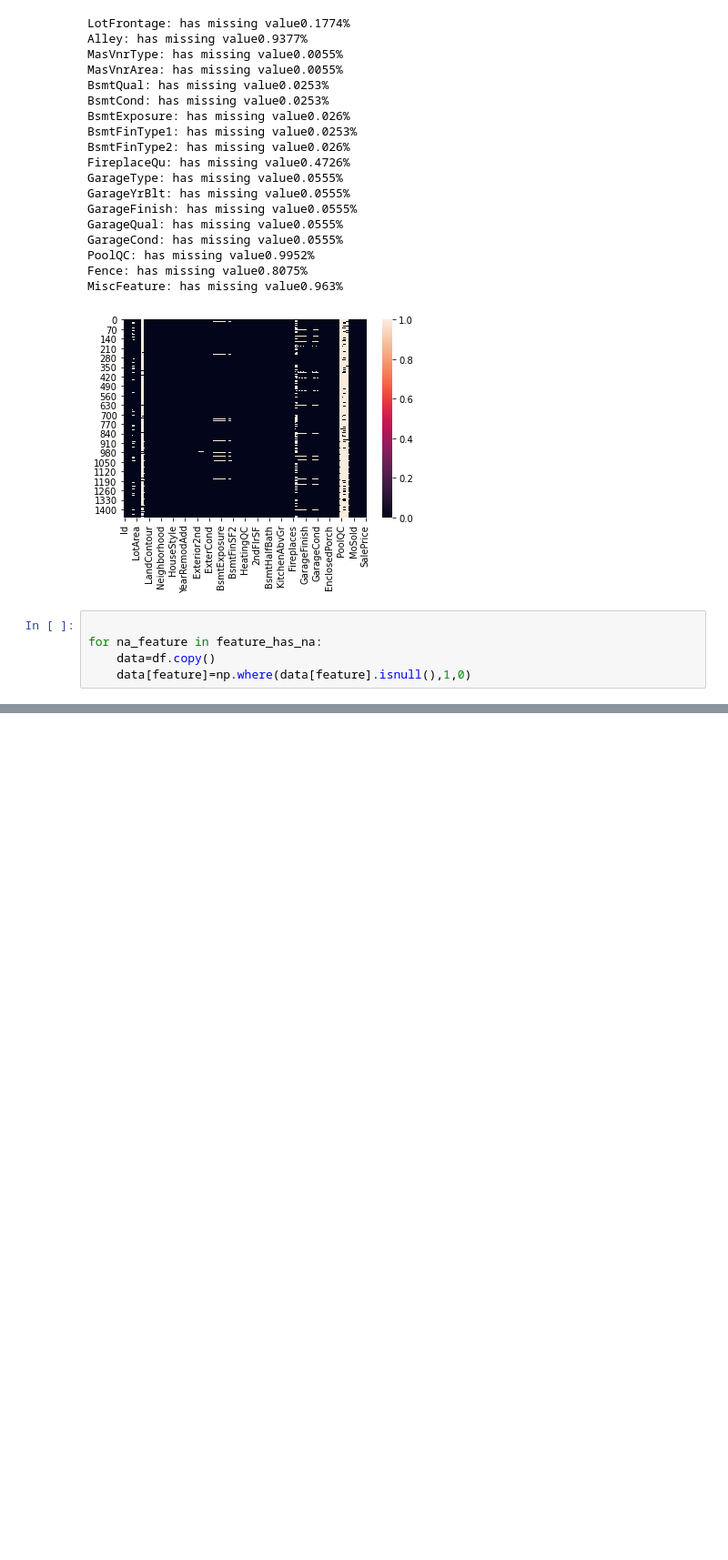
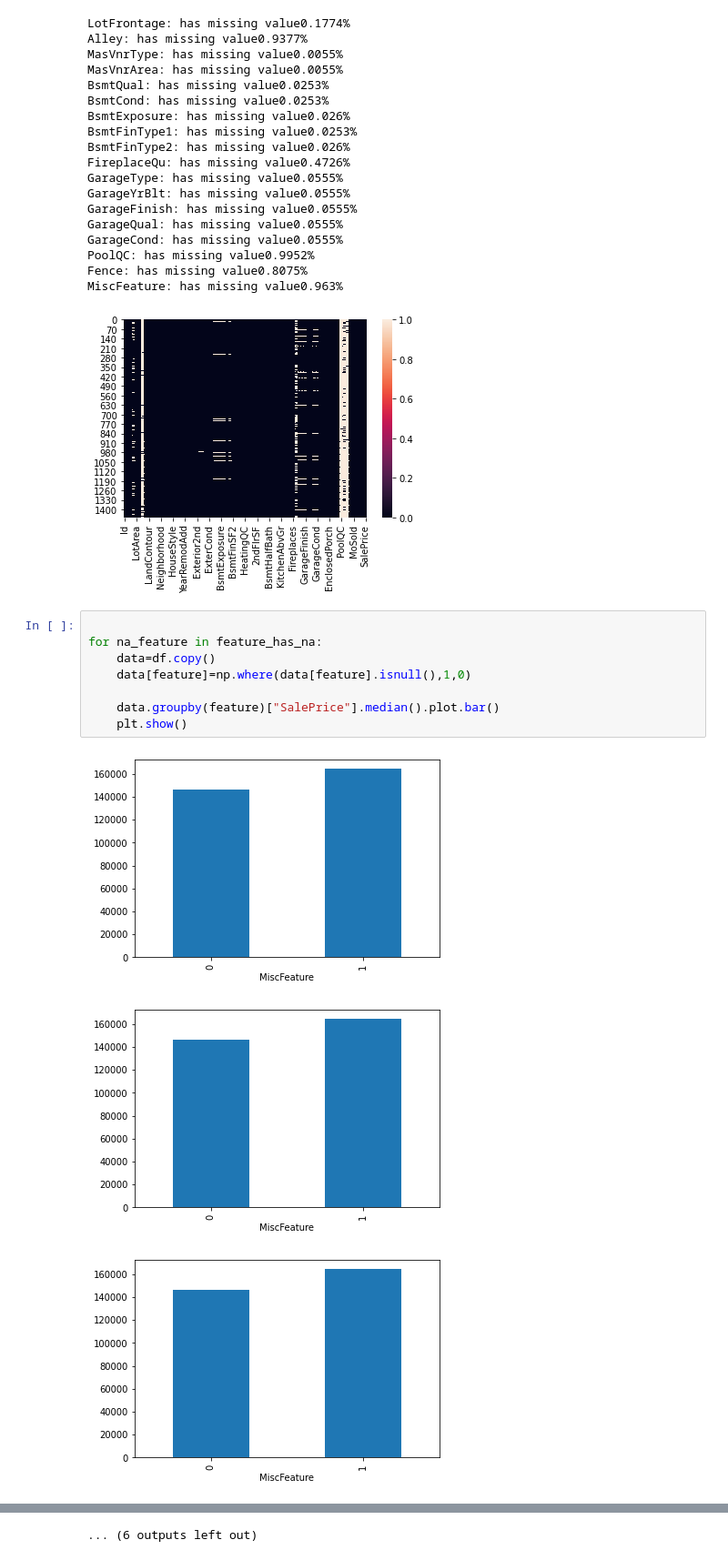
Before and after one commit to seabnavin19/MyImportance_ML_Topic, a Jupyter notebook: House Price Prediction/Untitled.ipynb, the cells around one changed output, grey strips where cells are left out. Shown at 91% size. Drawn from its saved outputs; the diff is of its cells as text; blank space fills up the shorter version.

Commit message:
data analysis feature classification

```diff
--- a/House Price Prediction/Untitled.ipynb
+++ b/House Price Prediction/Untitled.ipynb
@@ -49,5 +49,12 @@ MiscFeature: has missing value0.963%
 # %%
 
 for na_feature in feature_has_na:
     data=df.copy()
     data[feature]=np.where(data[feature].isnull(),1,0)
+
+    data.groupby(feature)["SalePrice"].median().plot.bar()
+    plt.show()
+# %% [output]
+[figure, added]
+[figure, added]
+[figure, added]
@@ -53,0 +70 @@ for na_feature in feature_has_na:
+... (6 outputs left out)
```
Also changed, not shown: parts of 16 cells of this notebook.
